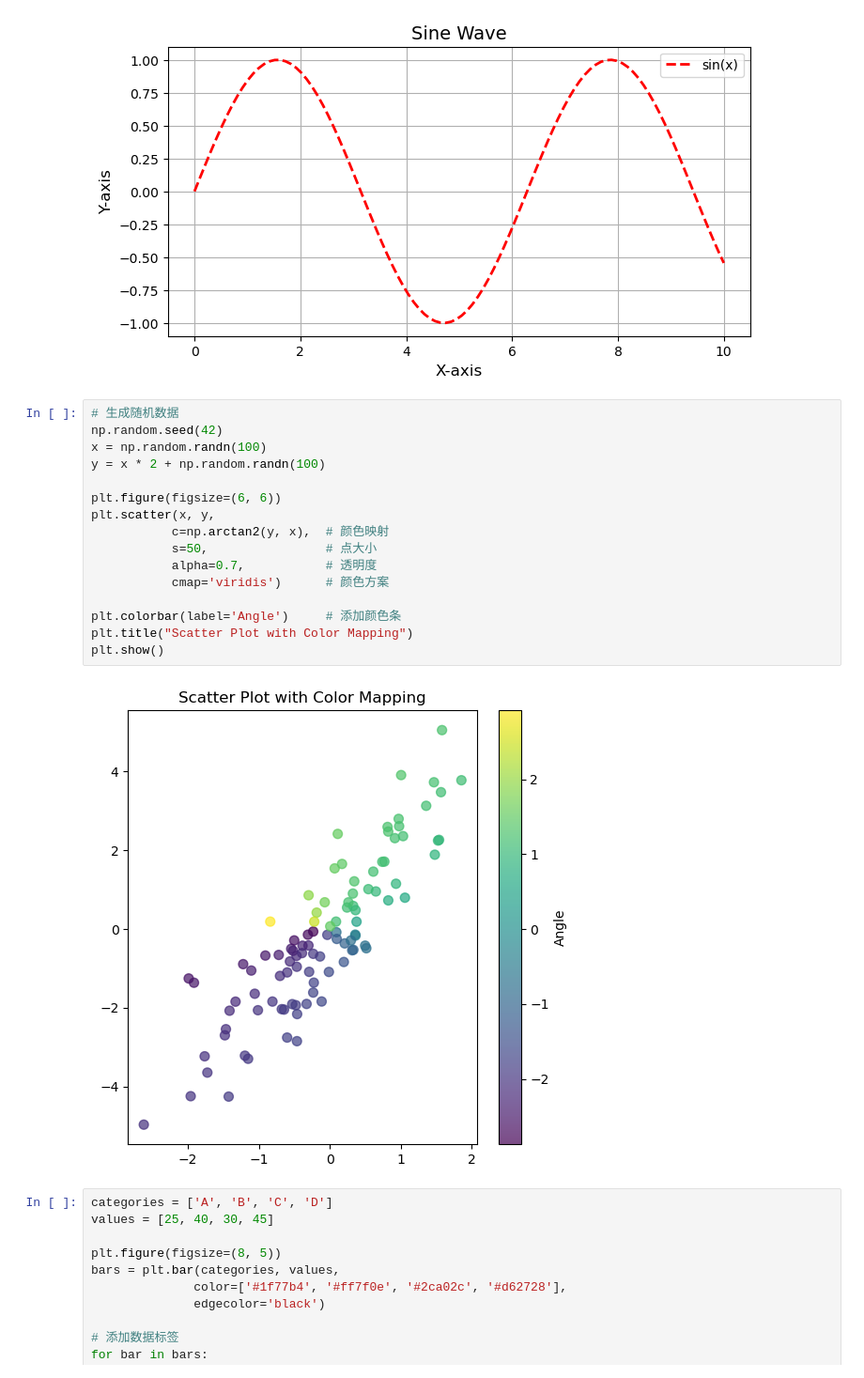
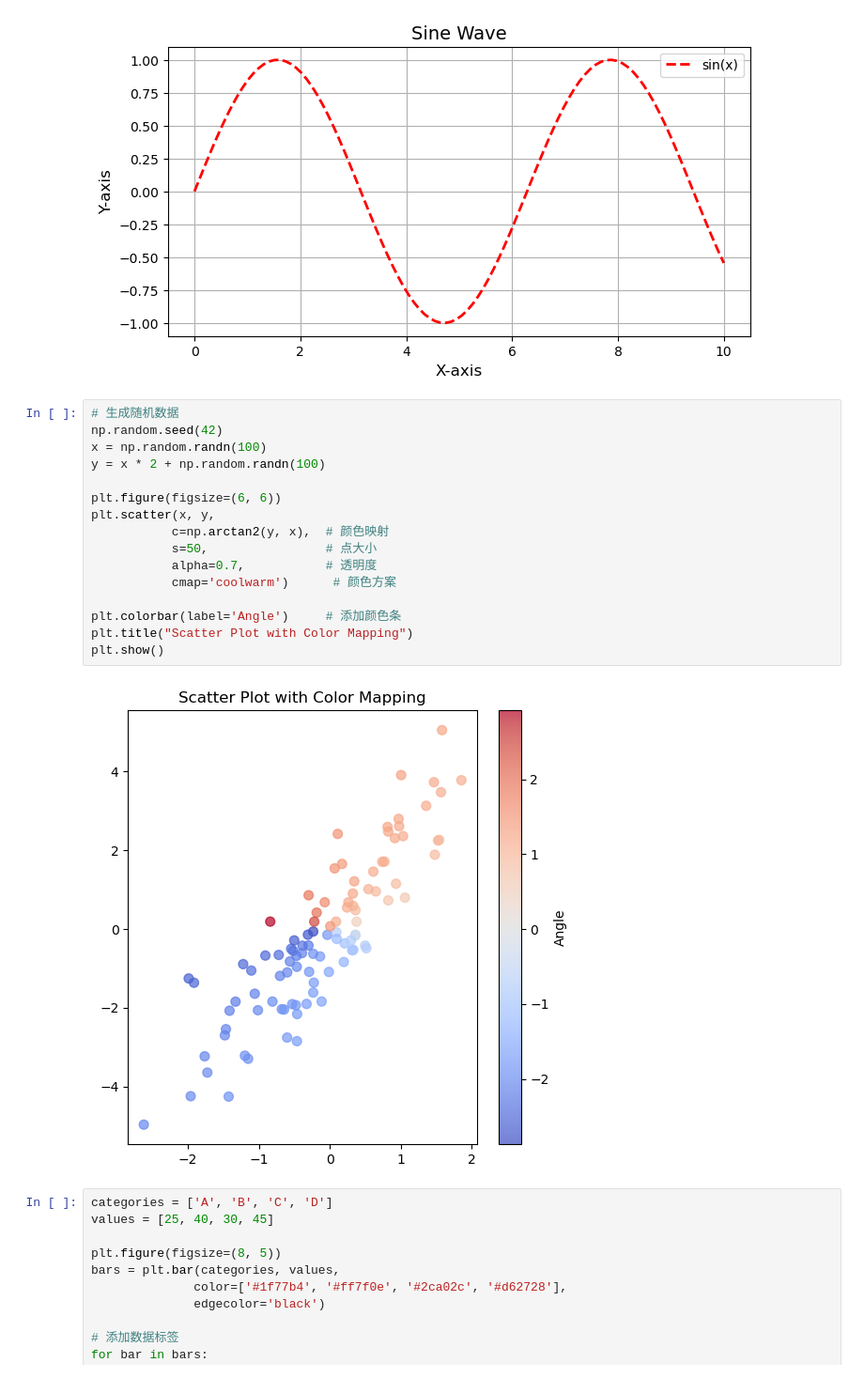
Before and after one commit to xiyaoyuanya/wangyuan, a Jupyter notebook: matplotlib可视化学习.ipynb, the cells around one changed output. Shown: that part at 94% size. Cells and saved outputs as stored; diff of their text form.

```diff
--- a/matplotlib可视化学习.ipynb
+++ b/matplotlib可视化学习.ipynb
@@ -26,21 +26,21 @@ plt.show()
 # %%
 # 生成随机数据
 np.random.seed(42)
 x = np.random.randn(100)
 y = x * 2 + np.random.randn(100)
 
 plt.figure(figsize=(6, 6))
 plt.scatter(x, y,
            c=np.arctan2(y, x),  # 颜色映射
            s=50,                # 点大小
            alpha=0.7,           # 透明度
-           cmap='viridis')      # 颜色方案
+           cmap='coolwarm')      # 颜色方案
 
 plt.colorbar(label='Angle')     # 添加颜色条
 plt.title("Scatter Plot with Color Mapping")
 plt.show()
 # %% [output]
-[figure, old version]
+[figure, new version]
 # %%
 categories = ['A', 'B', 'C', 'D']
 values = [25, 40, 30, 45]
```
